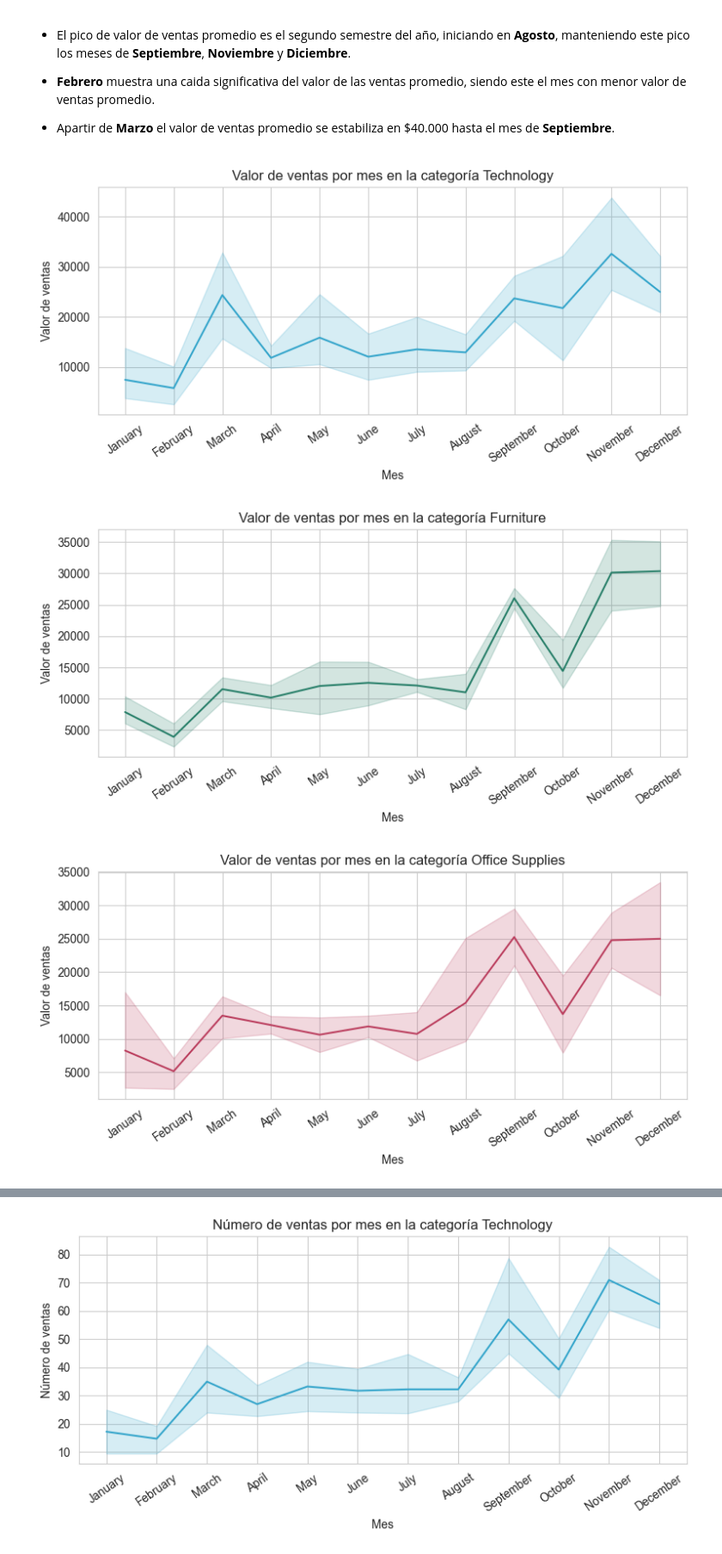
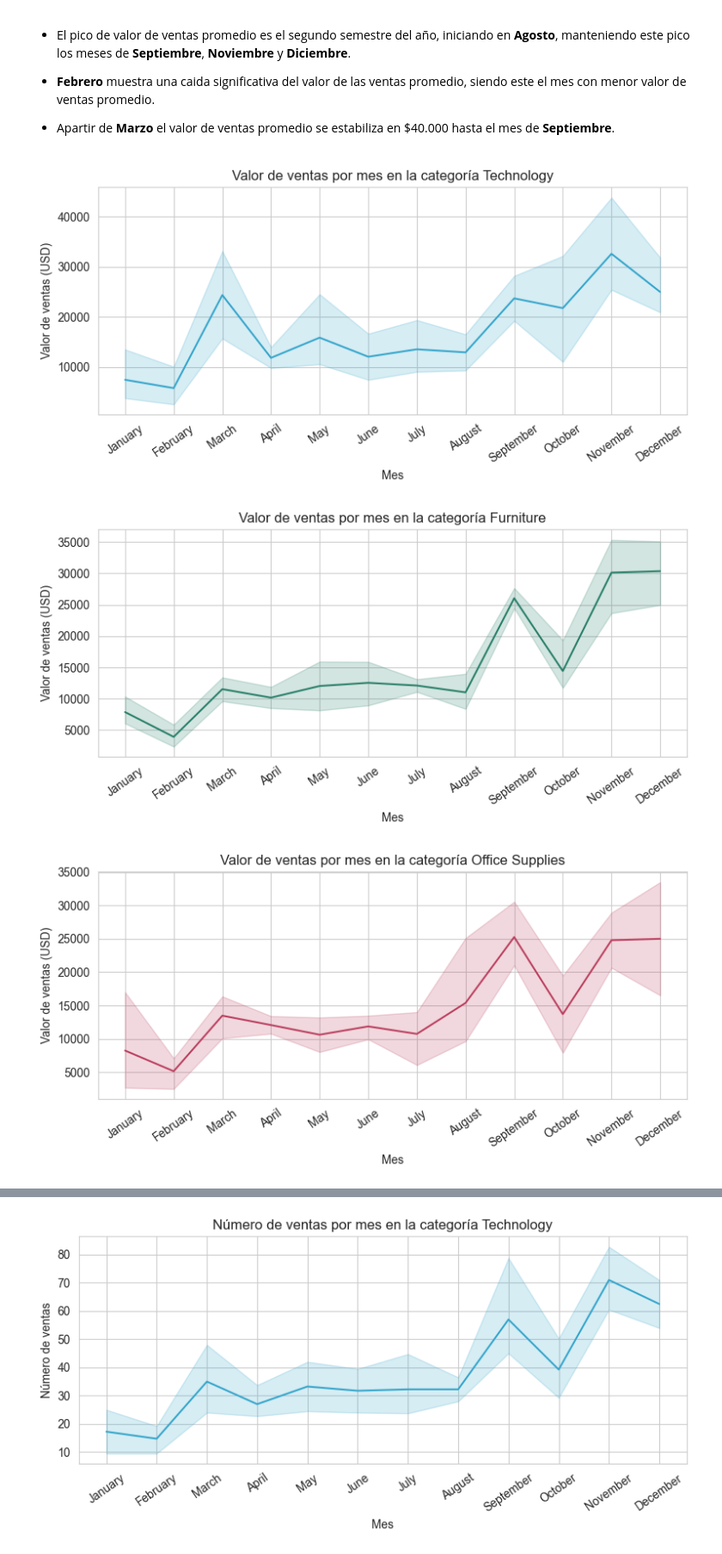
Before and after one commit to JBolaOcho/Superstore_Sales_Analysis, a Jupyter notebook: notebooks/1_EDA.ipynb, the cells around one changed output, grey strips where cells are left out. Shown at 86% size. Saved outputs shown, nothing was run; the diff lists cells and outputs as text; code cells hidden in the pictures.

```diff
--- a/notebooks/1_EDA.ipynb
+++ b/notebooks/1_EDA.ipynb
@@ -248,7 +248,7 @@ for i in category_type_list:
     sns.barplot(data=category_for, y="Sales", x="Sub-Category", hue="Category", legend=False, palette=category_colors)
     plt.title(f"{i} por sub-categoría")
     plt.xlabel(i)
-    plt.ylabel("Valor de ventas")
+    plt.ylabel("Valor de ventas (USD)")
     plt.tight_layout()
     plt.show()
     print(category_for)
@@ -376,19 +376,19 @@ plt.show()
 # %%
 # Creamos un ciclo for con el objetivo de mostrar valor de ventas en función de los meses por categoría
 for i in category_type_list:
     plt.figure(figsize=(8, 4))
     month_sales_category = month_sales[month_sales["Category"] == i]
     sns.lineplot(data=month_sales_category, x="Month_Name", y="Sales", hue="Category", legend=False, palette=category_colors)
     plt.title(f"Valor de ventas por mes en la categoría {i}")
-    plt.ylabel("Valor de ventas")
+    plt.ylabel("Valor de ventas (USD)")
     plt.xlabel("Mes")
     plt.xticks(rotation=35)
     plt.tight_layout()
     plt.show()
 # %% [output]
-[figure, old version]
+[figure, new version]
-[figure, old version]
+[figure, new version]
-[figure, old version]
+[figure, new version]
 # %% [markdown]
 - **Septiembre** es un mes de repunte en las 3 categorías.
 
```
Also changed, not shown: parts of 9 cells of this notebook.
